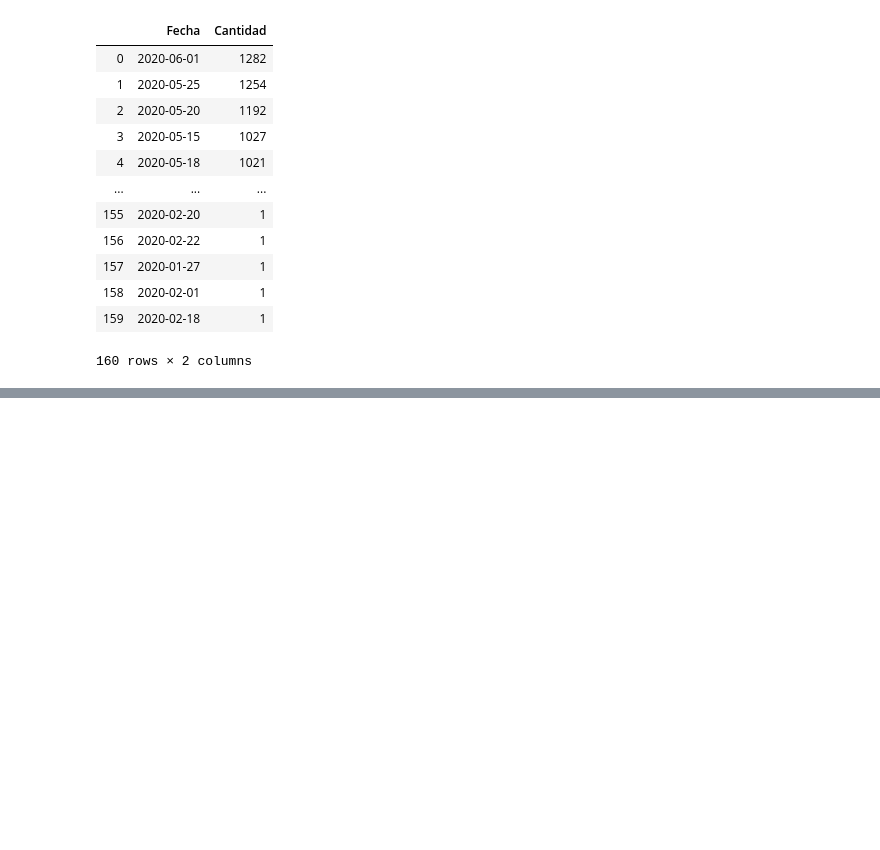
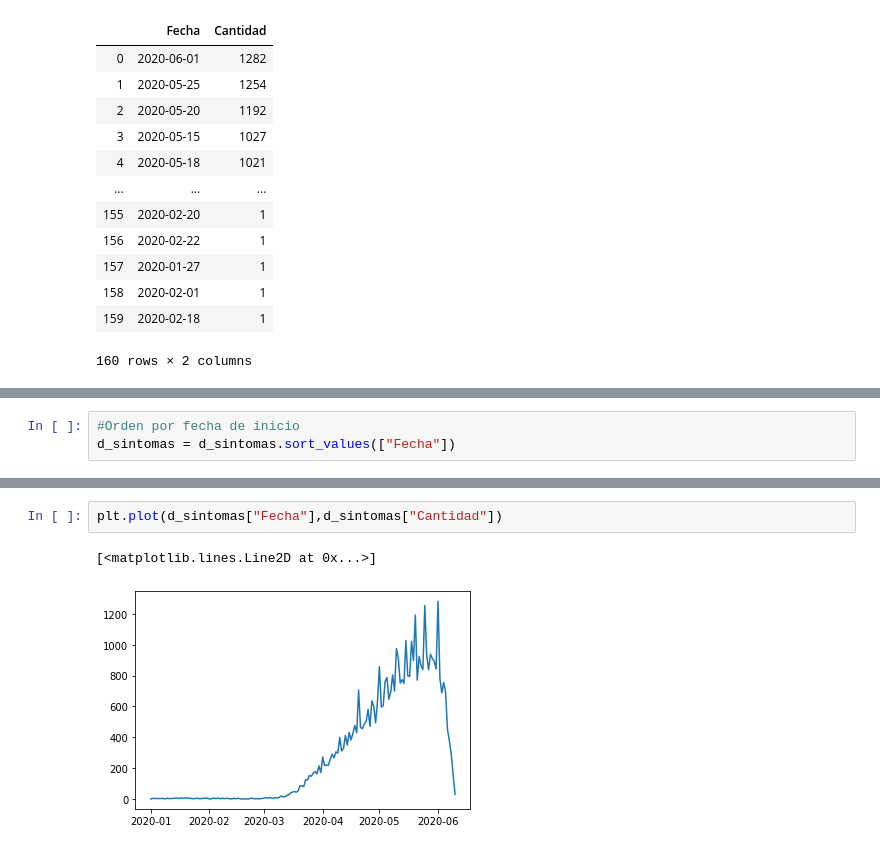
Before and after one commit to artthuro6/Covid-19, a Jupyter notebook: Diabetes covid.ipynb, the cells around one changed output, grey strips where cells are left out. Drawn from its saved outputs; the diff is of its cells as text; blank space fills up the shorter version.

```diff
--- a/Diabetes covid.ipynb
+++ b/Diabetes covid.ipynb
@@ -243,0 +269,3 @@ d_sintomas
+# %%
+#Orden por fecha de inicio
+d_sintomas = d_sintomas.sort_values(["Fecha"])
@@ -243,0 +288,5 @@ d_sintomas
+# %%
+plt.plot(d_sintomas["Fecha"],d_sintomas["Cantidad"])
+# %% [output]
+[<matplotlib.lines.Line2D at 0x...>]
+[figure, added]
```
Also changed, not shown: parts of 6 cells of this notebook.
